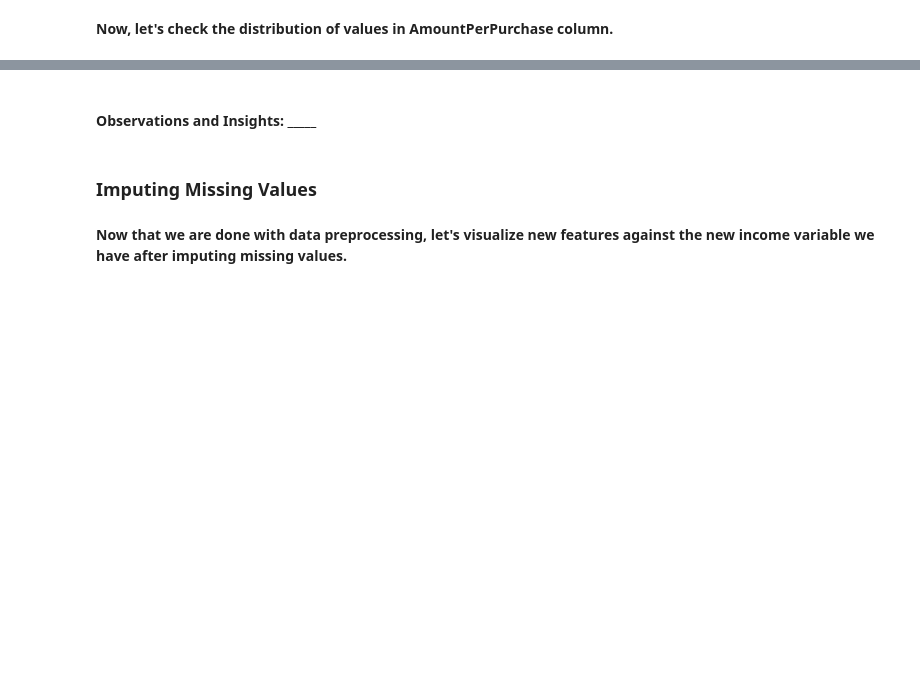
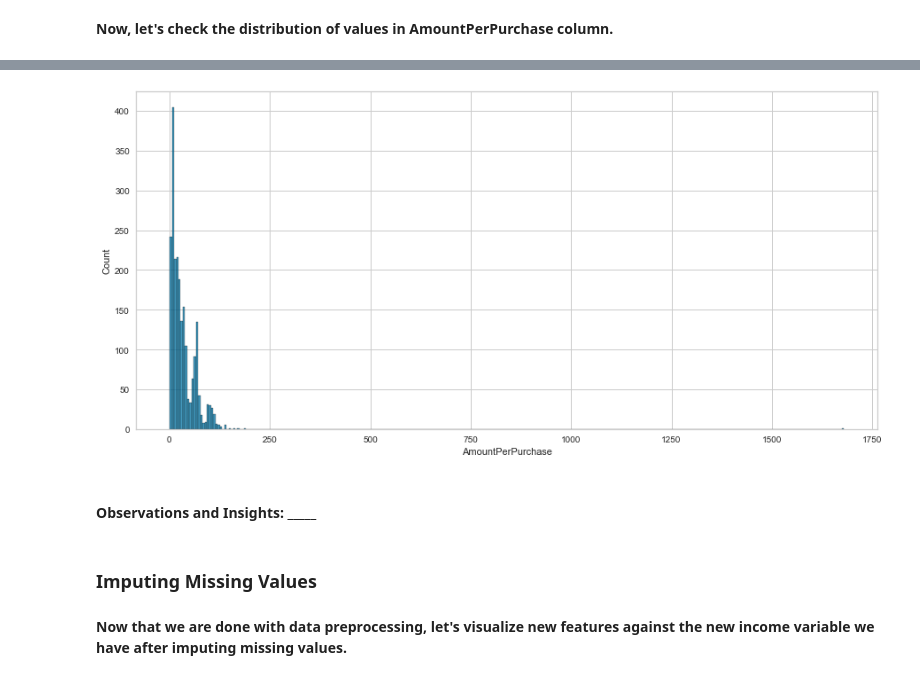
Before and after one commit to robertxbrown06/unsupervised-learning-customer-segmentation, a Jupyter notebook: Reference_Notebook_Milestone_1_Unsupervised_Learning.ipynb, the cells around one changed output, grey strips where cells are left out. Drawn from its saved outputs; the diff is of its cells as text; code cells hidden in the pictures; blank space fills up the shorter version.

```diff
--- a/Reference_Notebook_Milestone_1_Unsupervised_Learning.ipynb
+++ b/Reference_Notebook_Milestone_1_Unsupervised_Learning.ipynb
@@ -636,6 +689,6 @@ data["NumTotalPurchases"] = ____________
 # %%
 # Converting Dt_customer variable to Python date time object
-data["Dt_Customer"] = pd.to_datetime(____________)
+data["Dt_Customer"] = pd.to_datetime(data.Dt_Customer)
 # %% [markdown]
 **Let's check the max and min of the date.**
 # %%
@@ -661,13 +720,13 @@ data["Engaged_in_days"] = (data["day"] - data["Dt_Customer"]).dt.days
 # %%
 # Add all the campaign related variables to get the total number of accepted campaigns by a customer
 # "AcceptedCmp1", "AcceptedCmp2", "AcceptedCmp3", "AcceptedCmp4", "AcceptedCmp5", "Response"
-data["TotalAcceptedCmp"] = __________
+data["TotalAcceptedCmp"] = data.AcceptedCmp1 + data.AcceptedCmp2 + data.AcceptedCmp3 + data.AcceptedCmp4 + data.AcceptedCmp5 + data.Response
 # %% [markdown]
 ### **AmountPerPurchase**
 * Let's create a new feature called "AmountPerPurchase" indicating the amount spent per purchase.
 # %%
 # Divide the "Expenses" by "NumTotalPurchases" to create the new feature AmountPerPurchase
-data['AmountPerPurchase'] = ________________
+data['AmountPerPurchase'] = data.Expenses / data.NumTotalPurchases
 # %% [markdown]
 **Now, let's check the maximum value of the AmountPerPurchase.**
 # %%
@@ -683,5 +751,6 @@ data['AmountPerPurchase'] = ________________
 # %%
 # Drop the observations with NumTotalPurchases equal to 0, using their indices
+data.drop(index=[981, 1524], inplace=True)
 # %% [markdown]
 **Now, let's check the distribution of values in AmountPerPurchase column.**
 # %%
@@ -689,5 +769,10 @@ data['AmountPerPurchase'] = ________________
 # %%
 # Plot the histogram for the AmountPerPurchas variable
+plt.figure(figsize=(15, 7))
+sns.histplot(x=data.AmountPerPurchase, data=data)
+plt.show()
+# %% [output]
+[figure, added]
 # %% [markdown]
 #### **Observations and Insights: _____**
 # %% [markdown]
```
Also changed, not shown: parts of 51 cells of this notebook.
